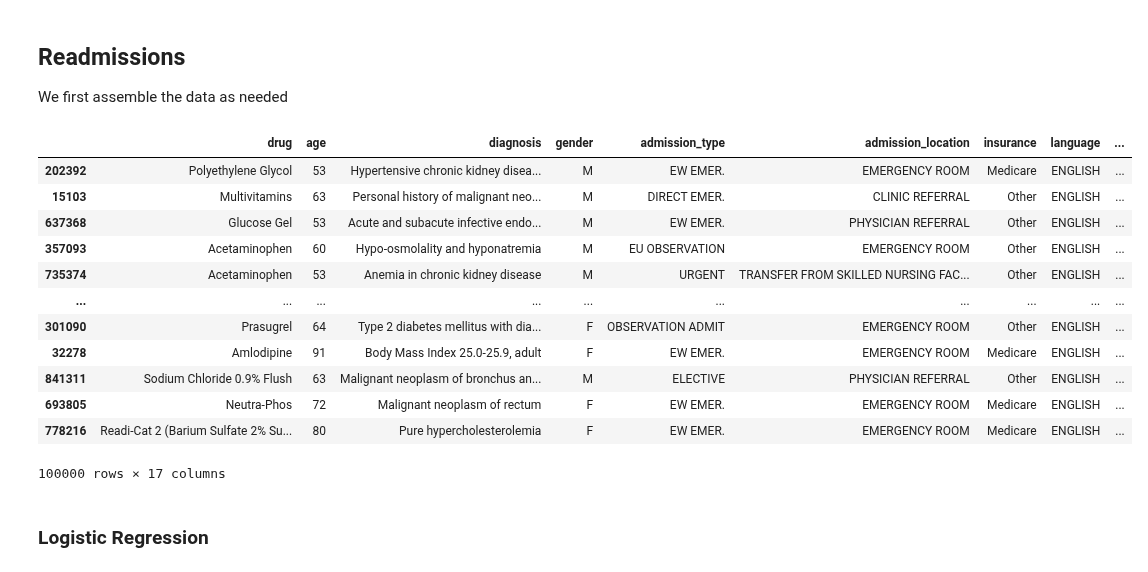
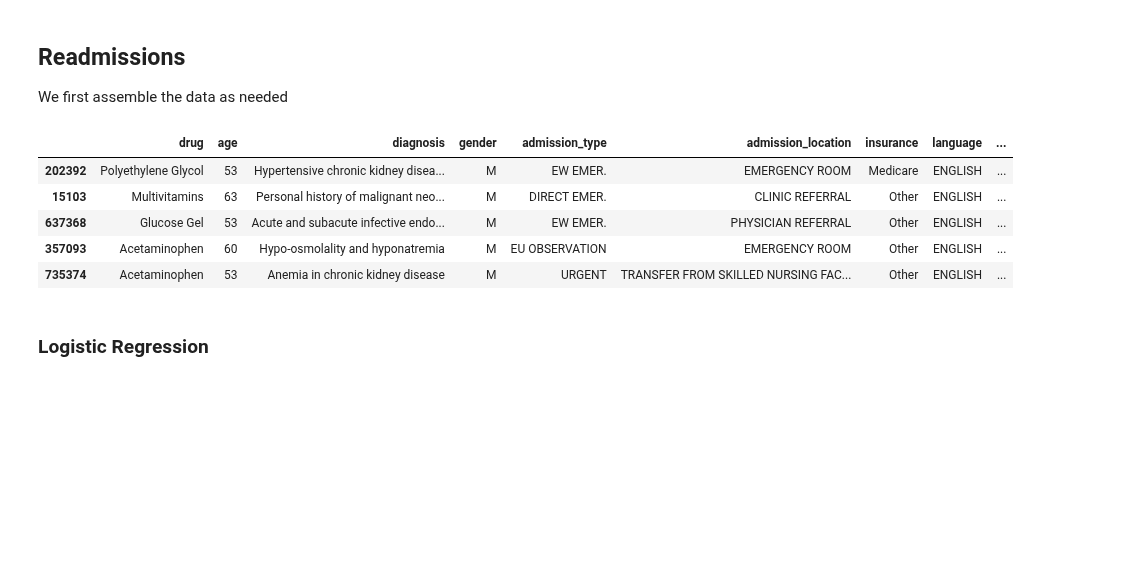
Before and after one commit to bizzfuzz/CHOP-comprehensive-hospital-outcome-prediction-system, a Jupyter notebook: models.ipynb, the cells around one changed output. Saved outputs shown, nothing was run; the diff lists cells and outputs as text; code cells hidden in the pictures; blank space fills up the shorter version.

```diff
--- a/models.ipynb
+++ b/models.ipynb
@@ -345,37 +345,30 @@ We first assemble the data as needed
 # %%
 base_df = pd.read_csv("data/cleaned_data.csv")
 readmissions_df = pd.read_pickle("data/readmissions.pkl")
 with open('data/readmission_preprocessor.pkl', 'rb') as f:
     readmission_preprocessor = pickle.load(f)
 filtered = readmissions_df[["hadm_id", "is_readmission"]]
 #merge filtered to base_df
 readmission_model_df = pd.merge(base_df, filtered, on="hadm_id", how="left")
 dfh.drop_columns(
     readmission_model_df,[
         "subject_id",
         "hadm_id",
         "admittime",
         "dischtime",
         "drug_type",
         "died"
     ]
 )
 readmission_model_df = readmission_model_df.sample(100000, random_state=42)
-readmission_model_df
+readmission_model_df.head()
 # %% [output]
 |  | drug | age | diagnosis | gender | admission_type | admission_location | insurance | language | ... |
 | 202392 | Polyethylene Glycol | 53 | Hypertensive chronic kidney disea... | M | EW EMER. | EMERGENCY ROOM | Medicare | ENGLISH | ... |
 | 15103 | Multivitamins | 63 | Personal history of malignant neo... | M | DIRECT EMER. | CLINIC REFERRAL | Other | ENGLISH | ... |
 | 637368 | Glucose Gel | 53 | Acute and subacute infective endo... | M | EW EMER. | PHYSICIAN REFERRAL | Other | ENGLISH | ... |
 | 357093 | Acetaminophen | 60 | Hypo-osmolality and hyponatremia | M | EU OBSERVATION | EMERGENCY ROOM | Other | ENGLISH | ... |
 | 735374 | Acetaminophen | 53 | Anemia in chronic kidney disease | M | URGENT | TRANSFER FROM SKILLED NURSING FAC... | Other | ENGLISH | ... |
-| ... | ... | ... | ... | ... | ... | ... | ... | ... | ... |
-| 301090 | Prasugrel | 64 | Type 2 diabetes mellitus with dia... | F | OBSERVATION ADMIT | EMERGENCY ROOM | Other | ENGLISH | ... |
-| 32278 | Amlodipine | 91 | Body Mass Index 25.0-25.9, adult | F | EW EMER. | EMERGENCY ROOM | Medicare | ENGLISH | ... |
-| 841311 | Sodium Chloride 0.9% Flush | 63 | Malignant neoplasm of bronchus an... | M | ELECTIVE | PHYSICIAN REFERRAL | Other | ENGLISH | ... |
-| 693805 | Neutra-Phos | 72 | Malignant neoplasm of rectum | F | EW EMER. | EMERGENCY ROOM | Medicare | ENGLISH | ... |
-| 778216 | Readi-Cat 2 (Barium Sulfate 2% Su... | 80 | Pure hypercholesterolemia | F | EW EMER. | EMERGENCY ROOM | Medicare | ENGLISH | ... |
-100000 rows × 17 columns
 # %%
 warnings.filterwarnings('ignore')
 
```
Also changed, not shown: parts of 7 cells of this notebook, 2 other files.
